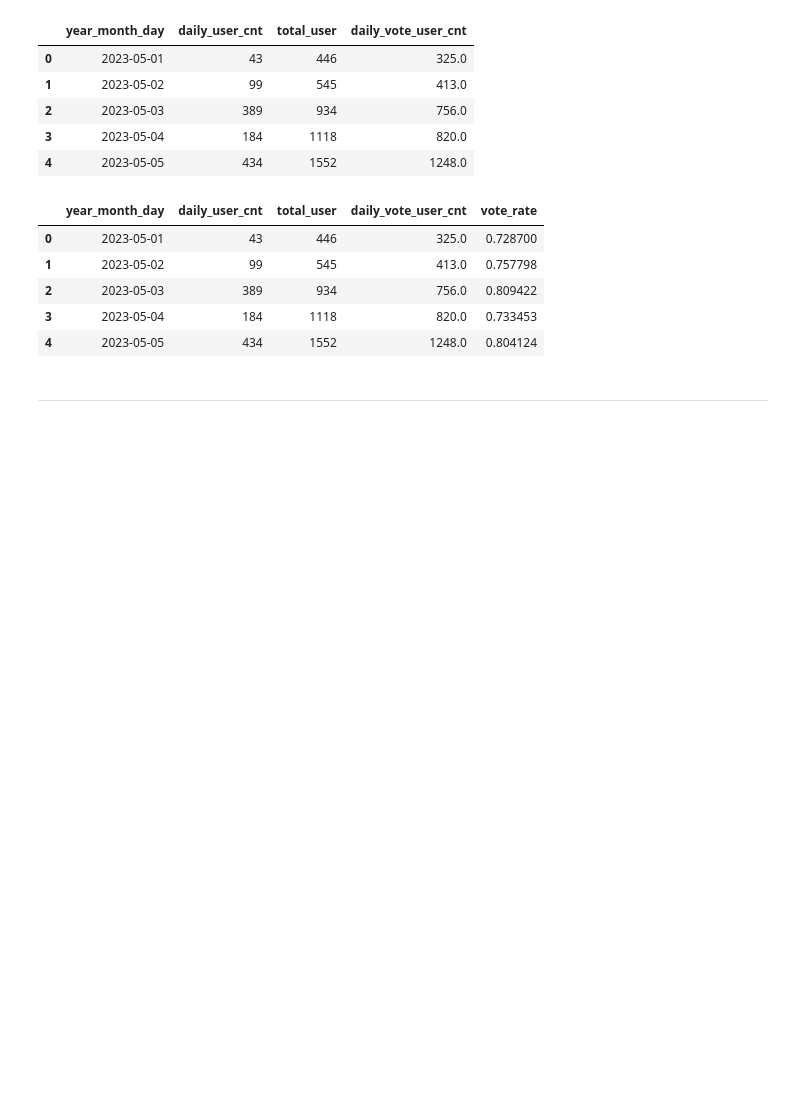
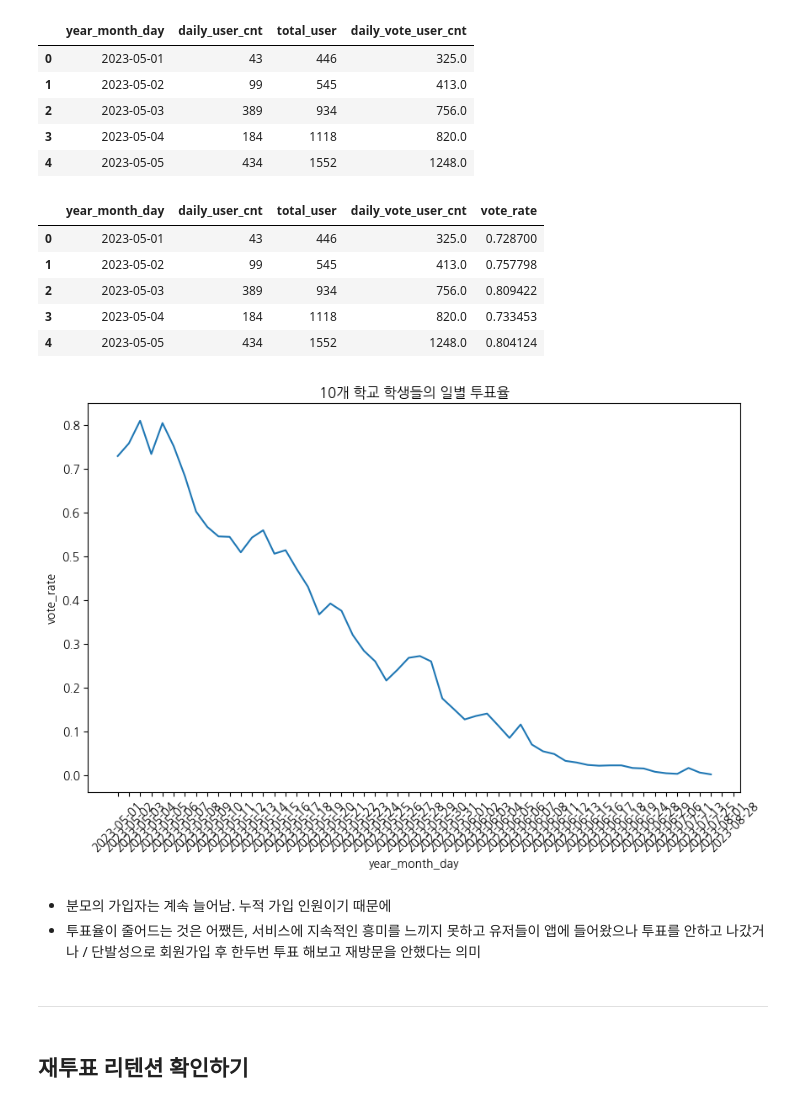
Before and after one commit to saeraniren/advanced_project, a Jupyter notebook: kpi_retention.ipynb, the cells around one changed output. Cells and saved outputs as stored; diff of their text form; code cells hidden in the pictures; blank space fills up the shorter version.

```diff
--- a/kpi_retention.ipynb
+++ b/kpi_retention.ipynb
@@ -336,5 +336,18 @@ user_count_df.head()
 | 2 | 2023-05-03 | 389 | 934 | 756.0 | 0.809422 |
 | 3 | 2023-05-04 | 184 | 1118 | 820.0 | 0.733453 |
 | 4 | 2023-05-05 | 434 | 1552 | 1248.0 | 0.804124 |
+# %%
+plt.figure(figsize=(10,6))
+sns.lineplot(data=user_count_df,  x='year_month_day', y='vote_rate')
+plt.title('10개 학교 학생들의 일별 투표율')
+plt.xticks(rotation=45)
+plt.show()
+# %% [output]
+[figure, added]
+# %% [markdown]
+- 분모의 가입자는 계속 늘어남. 누적 가입 인원이기 때문에
+- 투표율이 줄어드는 것은 어쨌든, 서비스에 지속적인 흥미를 느끼지 못하고 유저들이 앱에 들어왔으나 투표를 안하고 나갔거나 / 단발성으로 회원가입 후 한두번 투표 해보고 재방문을 안했다는 의미
 # %% [markdown]
 ---
+# %% [markdown]
+## 재투표 리텐션 확인하기
```
Also changed, not shown: parts of 9 cells of this notebook.
